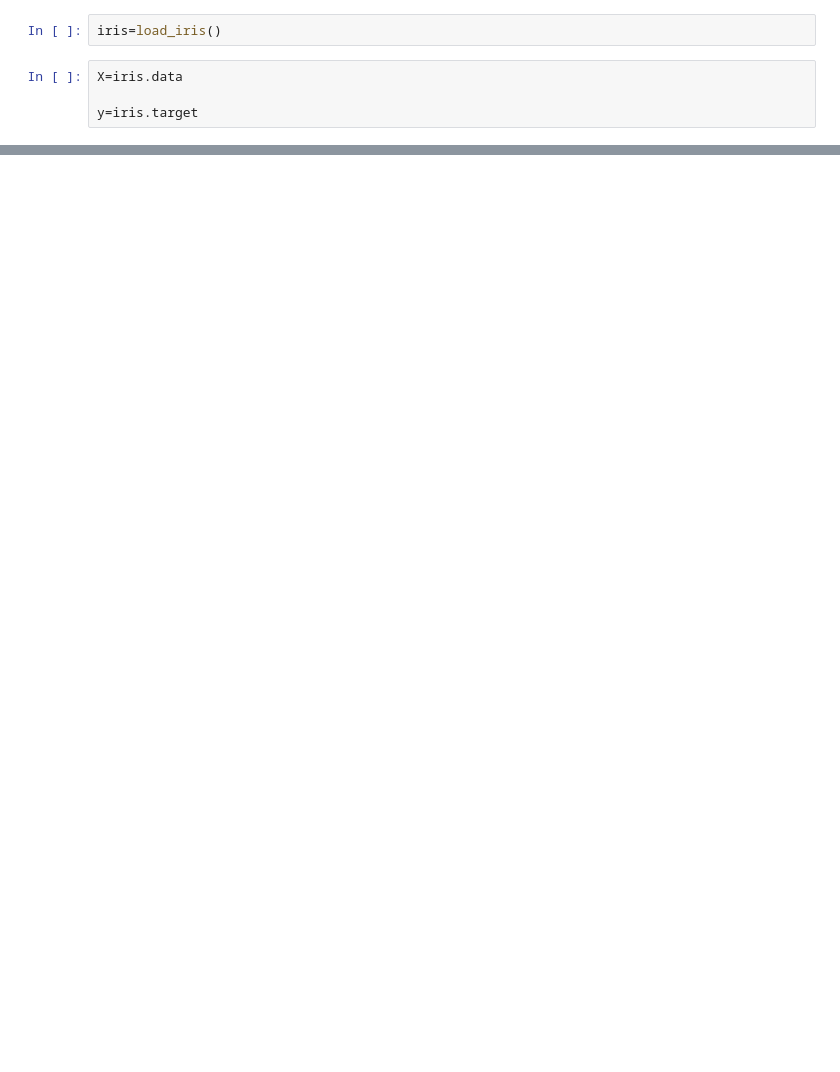
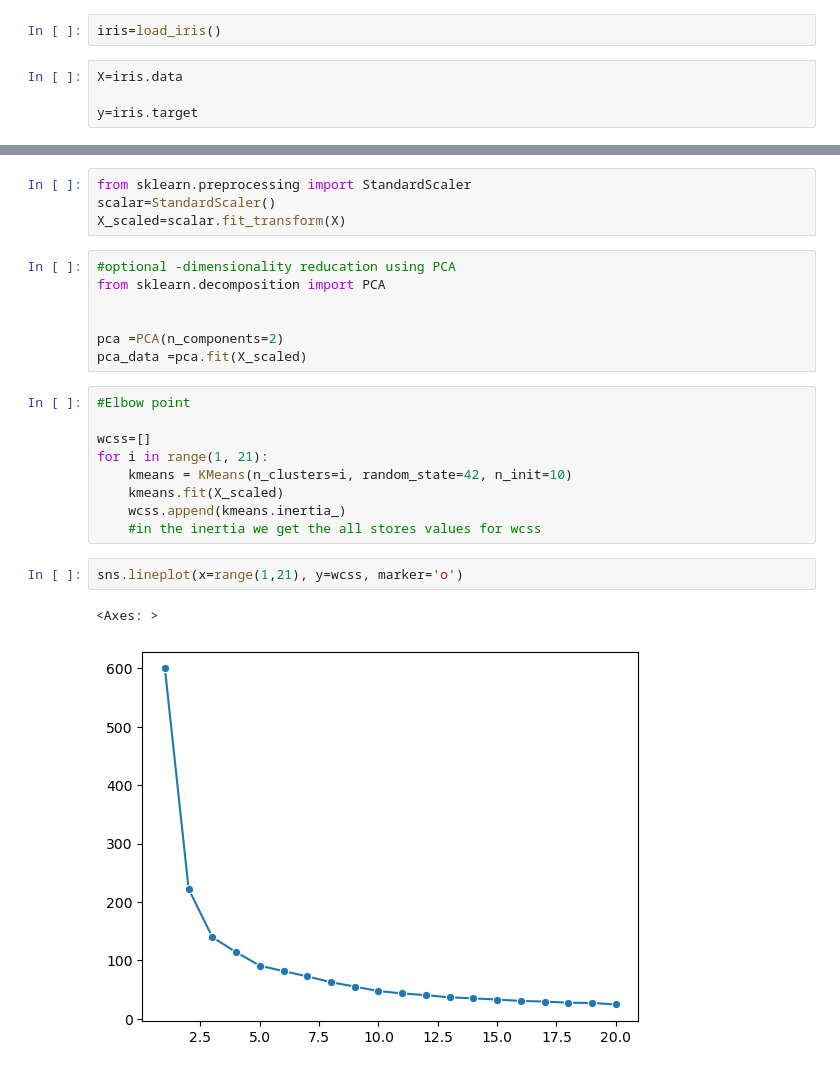
Before and after one commit to Shruti-Chavan-1008/Machine-Learning-Journey, a Jupyter notebook: Datasets And Notebook/UnSupervised_Learning/Clustering/KMeanFor_iris_datasets.ipynb, the cells around one changed output, grey strips where cells are left out. Drawn from its saved outputs; the diff is of its cells as text; blank space fills up the shorter version.

Commit message:
done with clustering

```diff
--- a/Datasets And Notebook/UnSupervised_Learning/Clustering/KMeanFor_iris_datasets.ipynb
+++ b/Datasets And Notebook/UnSupervised_Learning/Clustering/KMeanFor_iris_datasets.ipynb
@@ -17,0 +33,25 @@ sns.scatterplot(x=X[:,0],y=X[:,2])
+# %%
+from sklearn.preprocessing import StandardScaler
+scalar=StandardScaler()
+X_scaled=scalar.fit_transform(X)
+# %%
+#optional -dimensionality reducation using PCA
+from sklearn.decomposition import PCA
+
+
+pca =PCA(n_components=2)
+pca_data =pca.fit(X_scaled)
+# %%
+#Elbow point
+
+wcss=[]
+for i in range(1, 21):
+    kmeans = KMeans(n_clusters=i, random_state=42, n_init=10)
+    kmeans.fit(X_scaled)
+    wcss.append(kmeans.inertia_)
+    #in the inertia we get the all stores values for wcss
+# %%
+sns.lineplot(x=range(1,21), y=wcss, marker='o')
+# %% [output]
+<Axes: >
+[figure, added]
```
Also changed, not shown: parts of 4 cells of this notebook, 1 other file.
